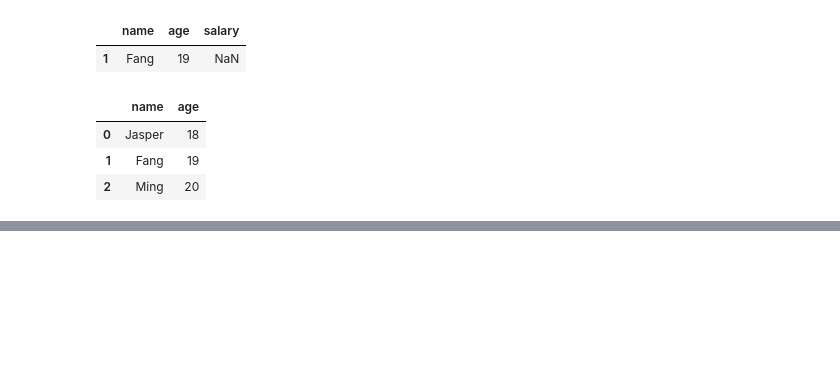
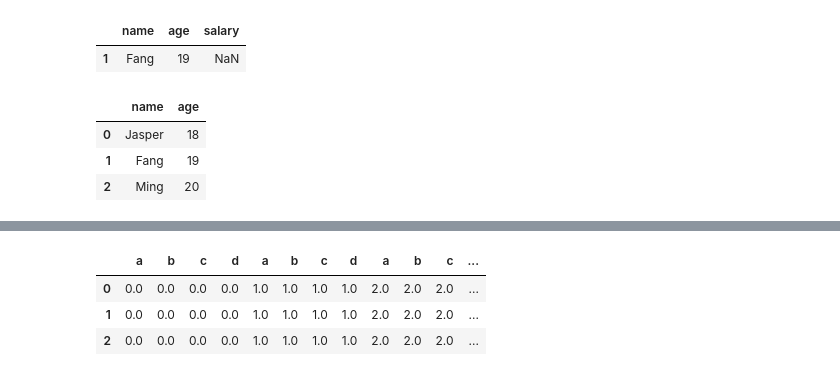
Before and after one commit to androidjp/training-TensorFlow, a Jupyter notebook: practice-pandas/my_pandas_note.ipynb, the cells around one changed output, grey strips where cells are left out. Cells and saved outputs as stored; diff of their text form; code cells hidden in the pictures; blank space fills up the shorter version.

```diff
--- a/practice-pandas/my_pandas_note.ipynb
+++ b/practice-pandas/my_pandas_note.ipynb
@@ -240,0 +390,4 @@ res
+# %%
+df1 = pd.DataFrame(np.ones((3,4))*0, columns = ['a', 'b', 'c', 'd'])
+df2 = pd.DataFrame(np.ones((3,4))*1, columns = ['a', 'b', 'c', 'd'])
+df3 = pd.DataFrame(np.ones((3,4))*2, columns = ['a', 'b', 'c', 'd'])
@@ -240,0 +409,9 @@ res
+# %%
+# axis =1 表示横向的合并
+result = concat([df1, df2, df3], axis=1)
+result
+# %% [output]
+|  | a | b | c | d | a | b | c | d | a | b | c | ... |
+| 0 | 0.0 | 0.0 | 0.0 | 0.0 | 1.0 | 1.0 | 1.0 | 1.0 | 2.0 | 2.0 | 2.0 | ... |
+| 1 | 0.0 | 0.0 | 0.0 | 0.0 | 1.0 | 1.0 | 1.0 | 1.0 | 2.0 | 2.0 | 2.0 | ... |
+| 2 | 0.0 | 0.0 | 0.0 | 0.0 | 1.0 | 1.0 | 1.0 | 1.0 | 2.0 | 2.0 | 2.0 | ... |
```
Also changed, not shown: parts of 55 cells of this notebook.
